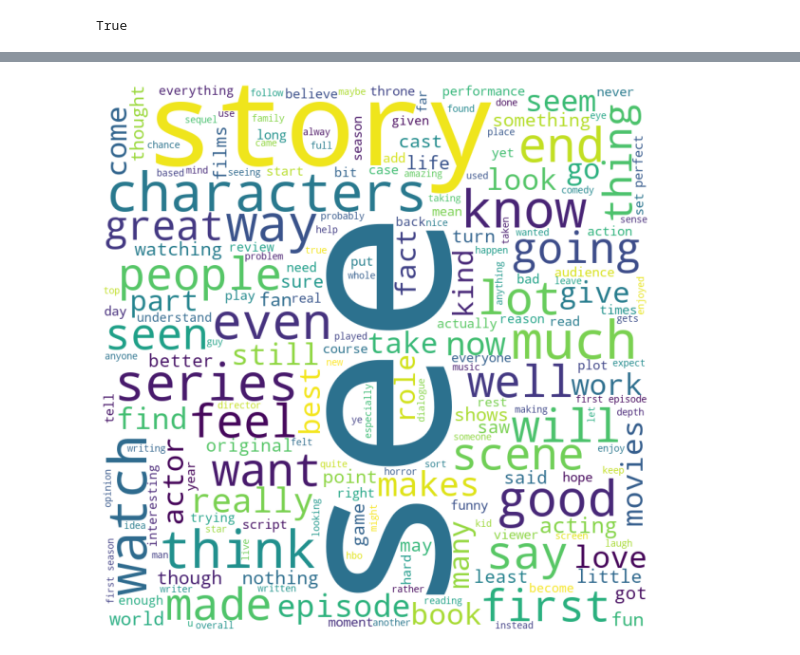
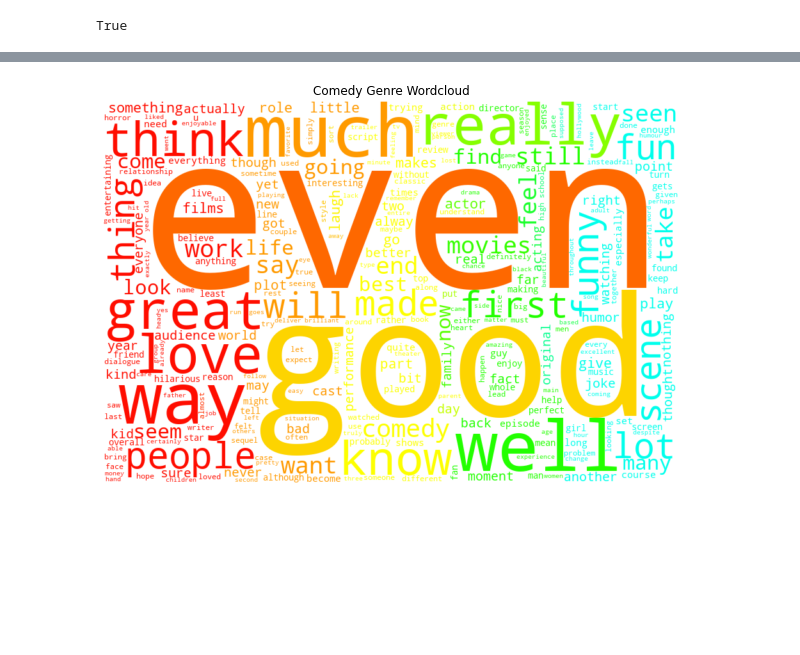
Before and after one commit to williampryor/IMDB_Machine_Learning_Sentiment_Analysis, a Jupyter notebook: wordclouds.ipynb, the cells around one changed output, grey strips where cells are left out. Saved outputs shown, nothing was run; the diff lists cells and outputs as text; code cells hidden in the pictures; blank space fills up the shorter version.

```diff
--- a/wordclouds.ipynb
+++ b/wordclouds.ipynb
@@ -64,6 +64,7 @@ stopwords = set(STOPWORDS)
 from wordcloud import WordCloud, STOPWORDS
 import matplotlib.pyplot as plt
 import pandas as pd
+comment_words = ''
 
 # iterate through the csv file
 for val in df.rating_text:
@@ -80,9 +81,12 @@ for val in df.rating_text:
 
     comment_words += " ".join(tokens)+" "
 
+
+
 wordcloud = WordCloud(width = 800, height = 800,
                 background_color ='white',
                 stopwords = stopwords,
+                max_words=1000,
                 min_font_size = 10).generate(comment_words)
 
 # plot the WordCloud image
@@ -90,6 +94,7 @@ plt.figure(figsize = (8, 8), facecolor = None)
 plt.imshow(wordcloud)
 plt.axis("off")
 plt.tight_layout(pad = 0)
+plt.title("IMDB User Reviews Wordcloud")
 
 plt.show()
 # %% [output]
@@ -99,4 +154,6 @@ stopwords = list(stopwords)+["show", "movie", "character", "time", "film", "one"
 # %%
+comment_words = ''
+
 def adventure_df(df):
     result = []
     for index, row in df.iterrows():
@@ -119,10 +176,16 @@ for val in df_adventure.rating_text:
 
     comment_words += " ".join(tokens)+" "
 
+
+mask = np.array(Image.open("images/adventure.png"))
+
 wordcloud = WordCloud(width = 800, height = 800,
                 background_color ='white',
                 stopwords = stopwords,
-                min_font_size = 10).generate(comment_words)
+                max_words=1000,
+                min_font_size = 10,
+                mask=mask).generate(comment_words)
+image_colors = ImageColorGenerator(mask)
 
 # plot the WordCloud image
 plt.figure(figsize = (8, 8), facecolor = None)
@@ -130,6 +193,7 @@ plt.imshow(wordcloud)
 plt.axis("off")
 plt.tight_layout(pad = 0)
 plt.title("Adventure Genre Wordcloud")
+plt.imshow(wordcloud.recolor(color_func=image_colors), interpolation="bilinear")
 
 plt.show()
 # %% [output]
@@ -137,4 +201,6 @@ plt.show()
 # %%
+comment_words = ''
+
 def drama_df(df):
     result = []
     for index, row in df.iterrows():
@@ -157,10 +223,15 @@ for val in df_drama.rating_text:
 
     comment_words += " ".join(tokens)+" "
 
+mask = np.array(Image.open("images/drama.png"))
+
 wordcloud = WordCloud(width = 800, height = 800,
                 background_color ='white',
                 stopwords = stopwords,
-                min_font_size = 10).generate(comment_words)
+                max_words=1000,
+                min_font_size = 10,
+                mask=mask).generate(comment_words)
+image_colors = ImageColorGenerator(mask)
 
 # plot the WordCloud image
 plt.figure(figsize = (8, 8), facecolor = None)
@@ -168,5 +239,7 @@ plt.imshow(wordcloud)
 plt.axis("off")
 plt.tight_layout(pad = 0)
 plt.title("Drama Genre Wordcloud")
+plt.imshow(wordcloud.recolor(color_func=image_colors), interpolation="bilinear")
+
 plt.show()
 # %% [output]
@@ -174,38 +247,45 @@ plt.show()
 # %%
+comment_words = ''
+
 def comedy_df(df):
     result = []
     for index, row in df.iterrows():
         if row['genre1'] == "Comedy" or row['genre2'] == "Comedy" or row['genre3'] == "Comedy":
             result.append(index)
     return result
 df_comedy = df.loc[comedy_df]
 
 for val in df_comedy.rating_text:
 
     # typecaste each val to string
     val = str(val)
 
     # split the value
     tokens = val.split()
 
     # Converts each token into lowercase
     for i in range(len(tokens)):
         tokens[i] = tokens[i].lower()
 
     comment_words += " ".join(tokens)+" "
 
-wordcloud_comedy = WordCloud(width = 800, height = 800,
+mask = np.array(Image.open("images/comedy.png"))
+
+wordcloud = WordCloud(width = 800, height = 800,
                 background_color ='white',
                 stopwords = stopwords,
-                min_font_size = 6,
-                            ).generate(comment_words)
-
+                max_words=1000,
+                min_font_size = 10,
+                mask=mask).generate(comment_words)
+image_colors = ImageColorGenerator(mask)
 # plot the WordCloud image
 plt.figure(figsize = (8, 8), facecolor = None)
 plt.imshow(wordcloud)
 plt.axis("off")
 plt.tight_layout(pad = 0)
 plt.title("Comedy Genre Wordcloud")
+plt.imshow(wordcloud.recolor(color_func=image_colors), interpolation="bilinear")
+
 plt.show()
 # %% [output]
-[figure, old version]
+[figure, new version]
```
Also changed, not shown: parts of 7 cells of this notebook, 12 other files.
